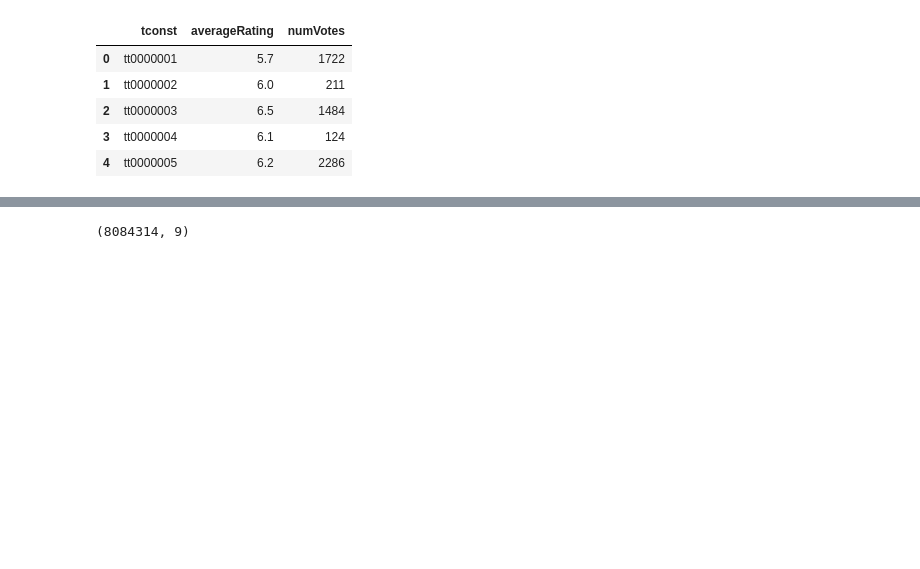
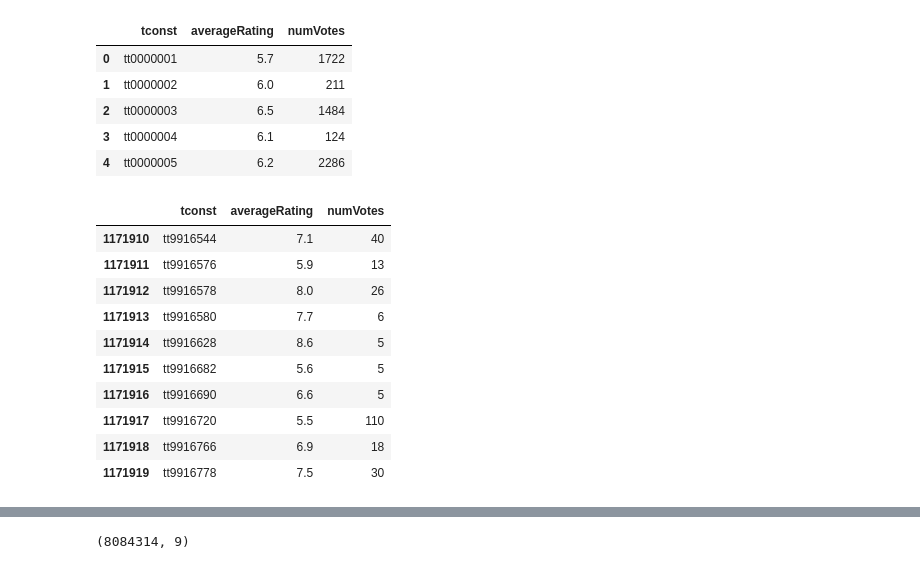
Before and after one commit to danielcti/data-science-project, a Jupyter notebook: dataVisualizationNetflix.ipynb, the cells around one changed output, grey strips where cells are left out. Drawn from its saved outputs; the diff is of its cells as text; code cells hidden in the pictures; blank space fills up the shorter version.

```diff
--- a/dataVisualizationNetflix.ipynb
+++ b/dataVisualizationNetflix.ipynb
@@ -757,3 +754,17 @@ dfNotas.head()
 | 2 | tt0000003 | 6.5 | 1484 |
 | 3 | tt0000004 | 6.1 | 124 |
 | 4 | tt0000005 | 6.2 | 2286 |
+# %%
+dfNotas.tail(10)
+# %% [output]
+|  | tconst | averageRating | numVotes |
+| 1171910 | tt9916544 | 7.1 | 40 |
+| 1171911 | tt9916576 | 5.9 | 13 |
+| 1171912 | tt9916578 | 8.0 | 26 |
+| 1171913 | tt9916580 | 7.7 | 6 |
+| 1171914 | tt9916628 | 8.6 | 5 |
+| 1171915 | tt9916682 | 5.6 | 5 |
+| 1171916 | tt9916690 | 6.6 | 5 |
+| 1171917 | tt9916720 | 5.5 | 110 |
+| 1171918 | tt9916766 | 6.9 | 18 |
+| 1171919 | tt9916778 | 7.5 | 30 |
```
Also changed, not shown: parts of 4 cells of this notebook.
